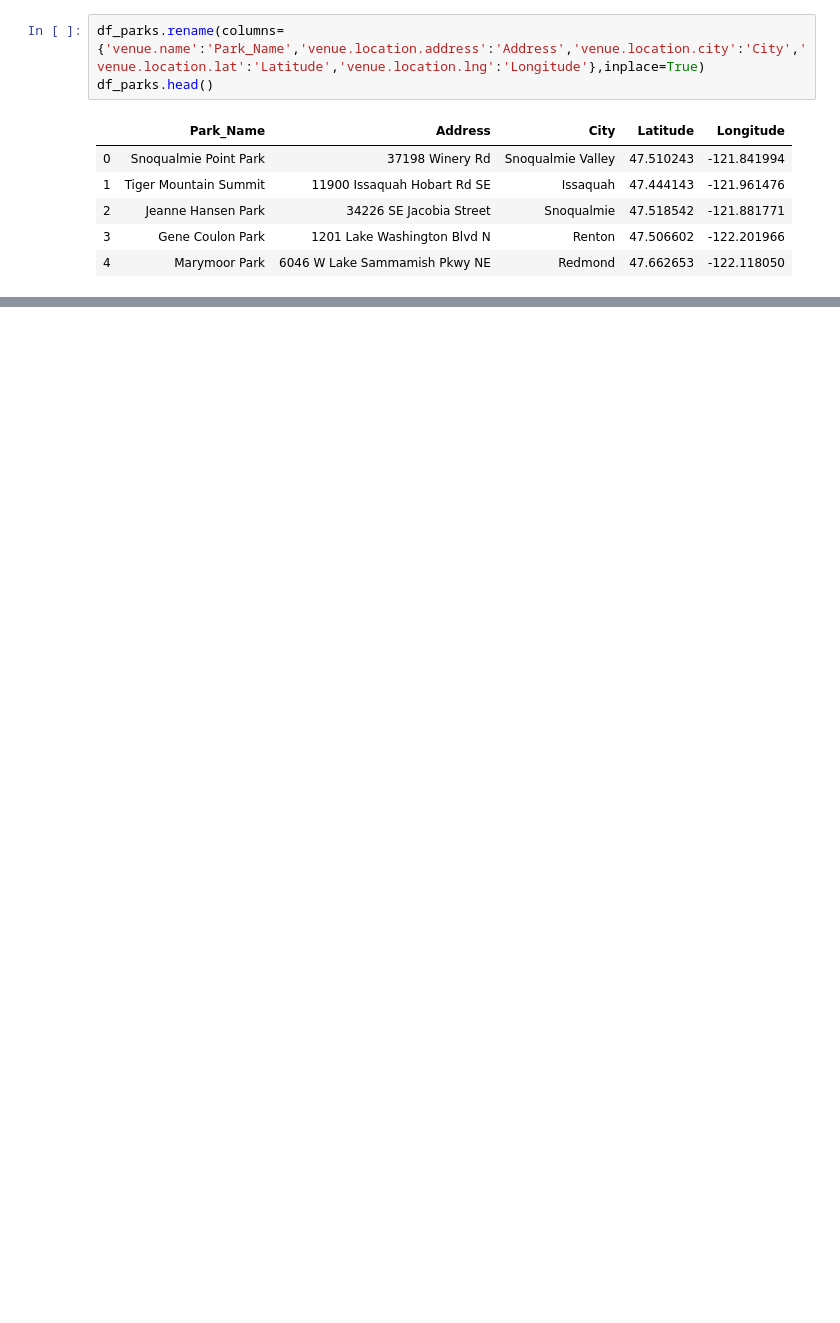
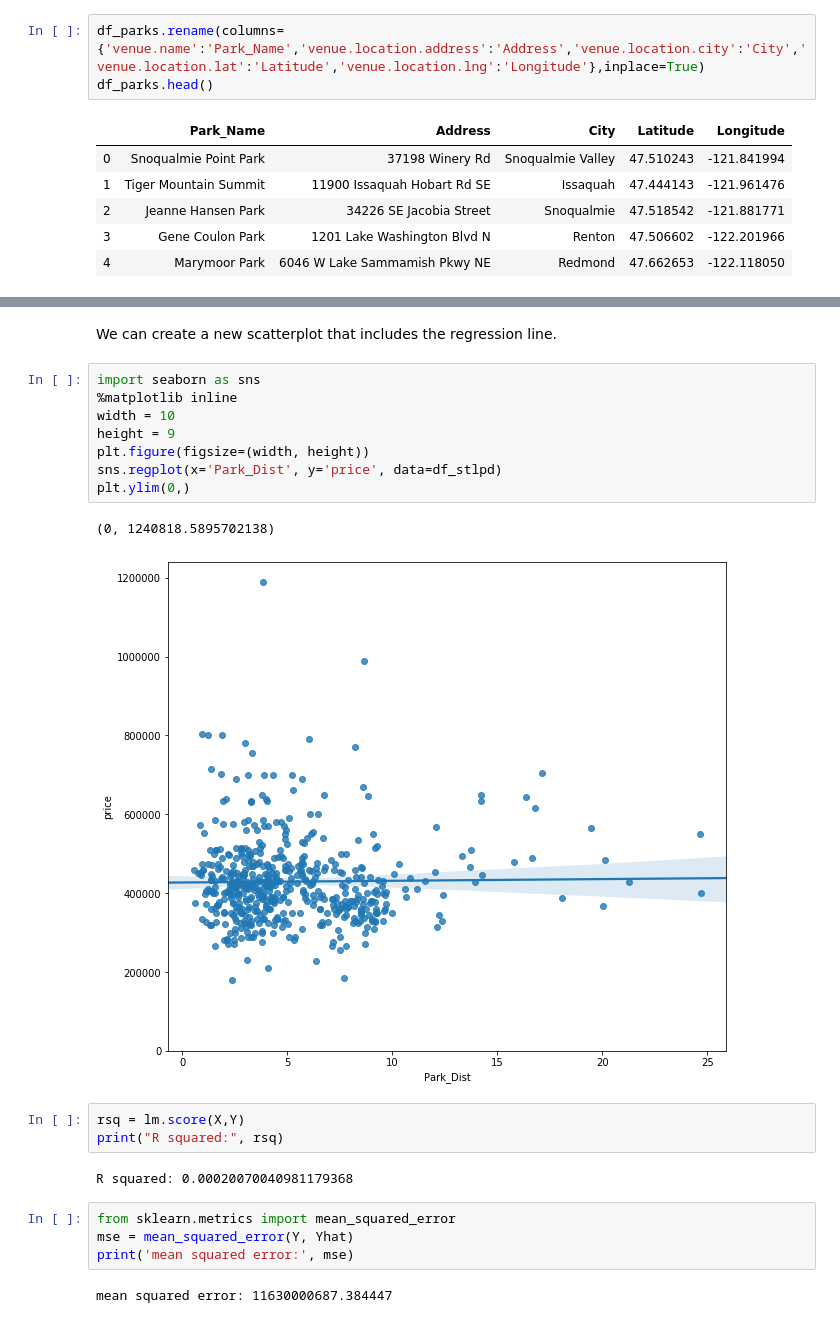
Before and after one commit to nmease/House-Prices-and-Parks, a Jupyter notebook: Housing Prices and Parks.ipynb, the cells around one changed output, grey strips where cells are left out. Cells and saved outputs as stored; diff of their text form; blank space fills up the shorter version.

```diff
--- a/Housing Prices and Parks.ipynb
+++ b/Housing Prices and Parks.ipynb
@@ -141,0 +416,24 @@ df_parks.head()
+# %% [markdown]
+We can create a new scatterplot that includes the regression line.
+# %%
+import seaborn as sns
+%matplotlib inline
+width = 10
+height = 9
+plt.figure(figsize=(width, height))
+sns.regplot(x='Park_Dist', y='price', data=df_stlpd)
+plt.ylim(0,)
+# %% [output]
+(0, 1240818.5895702138)
+[figure, added]
+# %%
+rsq = lm.score(X,Y)
+print("R squared:", rsq)
+# %% [output]
+R squared: 0.00020070040981179368
+# %%
+from sklearn.metrics import mean_squared_error
+mse = mean_squared_error(Y, Yhat)
+print('mean squared error:', mse)
+# %% [output]
+mean squared error: 11630000687.384447
```
Also changed, not shown: parts of 35 cells of this notebook, 2 other files.
